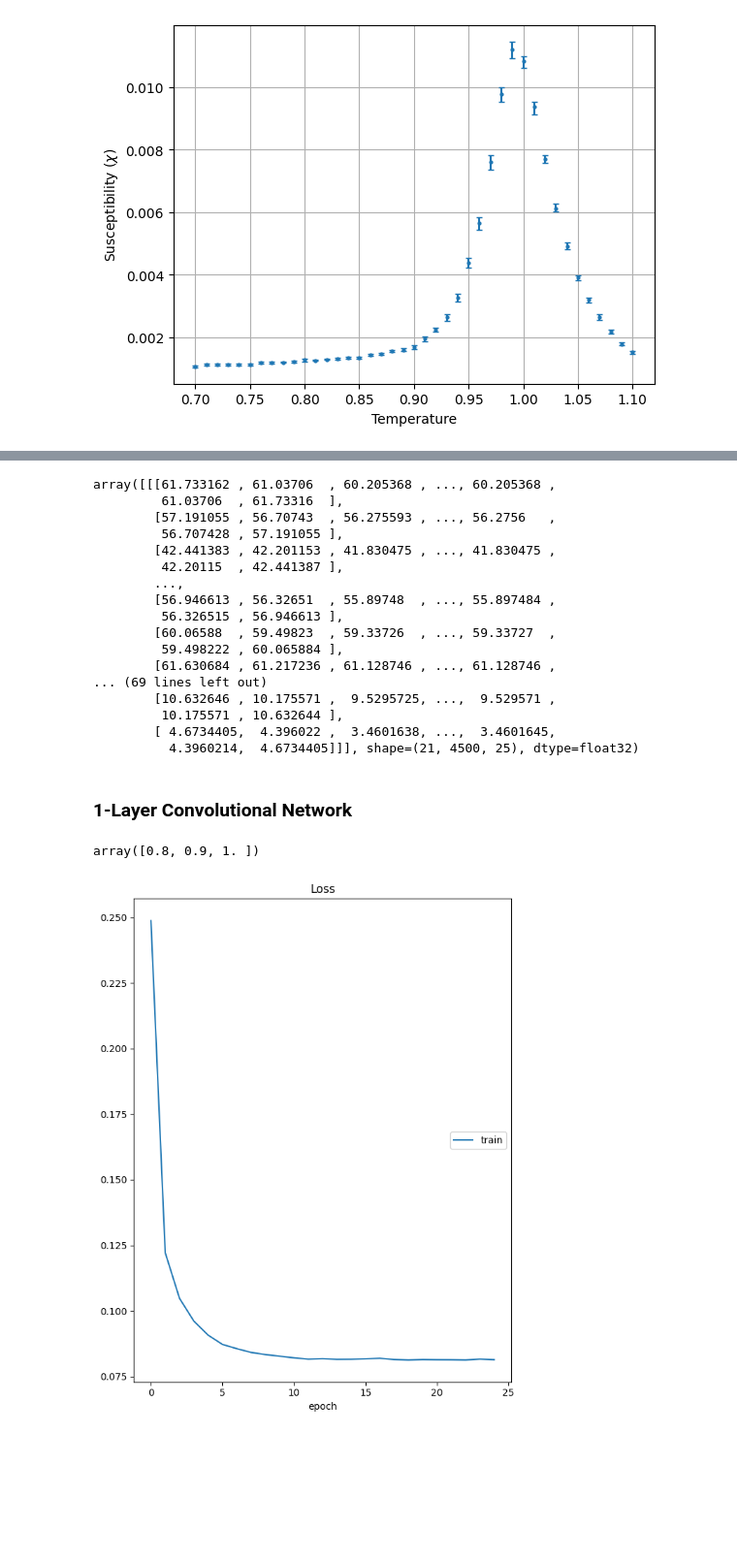
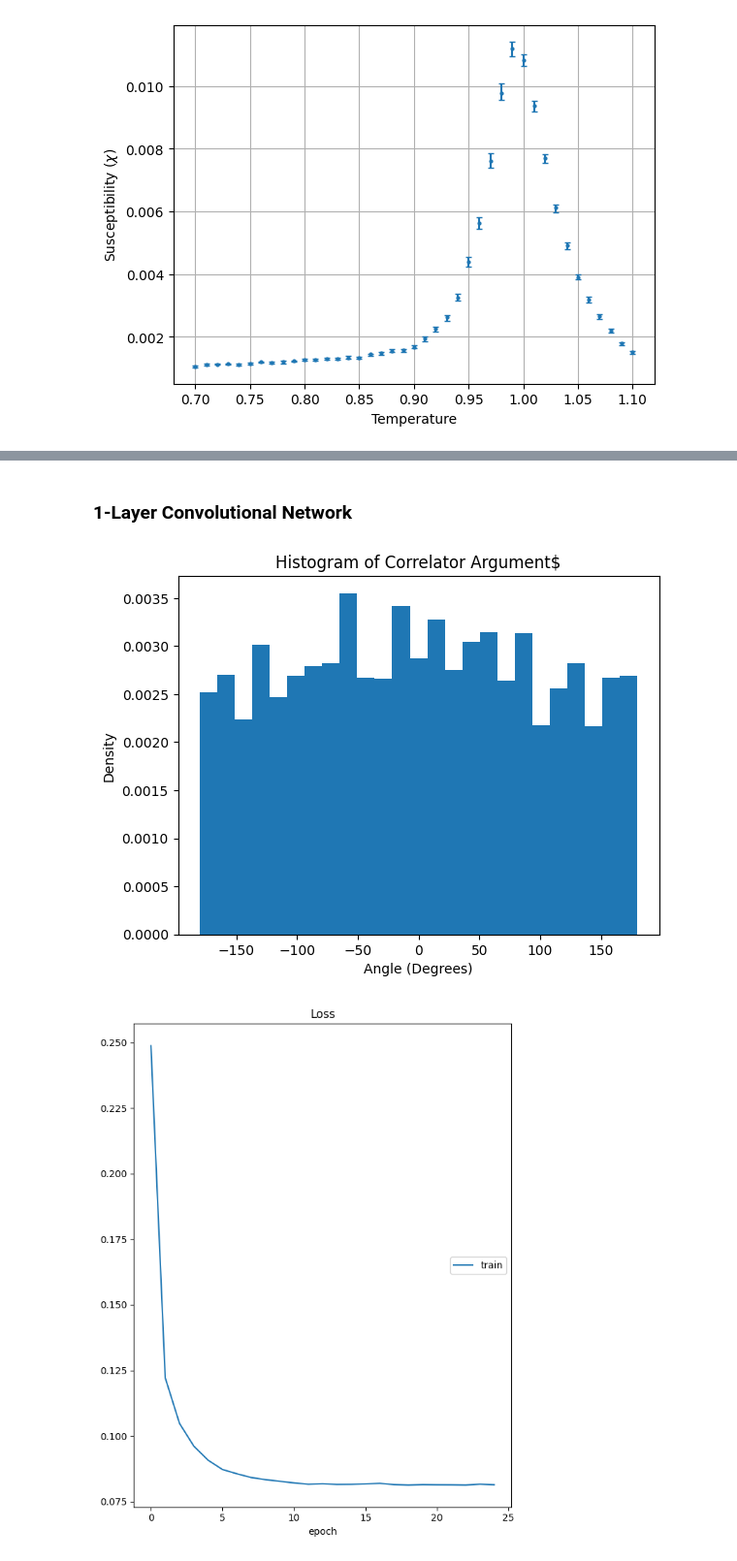
Before and after one commit to amshak01/XY-Contour-Deformations, a Jupyter notebook: deformations.ipynb, the cells around one changed output, grey strips where cells are left out. Shown: that part at 97% size. Cells and saved outputs as stored; diff of their text form; code cells hidden in the pictures; blank space fills up the shorter version.

```diff
--- a/deformations.ipynb
+++ b/deformations.ipynb
@@ -301,24 +320,3 @@ Text(0, 0.5, 'Specific Heat ($c$)')
-# %%
-undeformed_proj = np.load("undeformed_proj_128.npy")
-undeformed_proj
-# %% [output]
-array([[[61.733162 , 61.03706  , 60.205368 , ..., 60.205368 ,
-         61.03706  , 61.73316  ],
-        [57.191055 , 56.70743  , 56.275593 , ..., 56.2756   ,
-         56.707428 , 57.191055 ],
-        [42.441383 , 42.201153 , 41.830475 , ..., 41.830475 ,
-         42.20115  , 42.441387 ],
-        ...,
-        [56.946613 , 56.32651  , 55.89748  , ..., 55.897484 ,
-         56.326515 , 56.946613 ],
-        [60.06588  , 59.49823  , 59.33726  , ..., 59.33727  ,
-         59.498222 , 60.065884 ],
-        [61.630684 , 61.217236 , 61.128746 , ..., 61.128746 ,
-... (69 lines left out)
-        [10.632646 , 10.175571 ,  9.5295725, ...,  9.529571 ,
-         10.175571 , 10.632644 ],
-        [ 4.6734405,  4.396022 ,  3.4601638, ...,  3.4601645,
-          4.3960214,  4.6734405]]], shape=(21, 4500, 25), dtype=float32)
 # %% [markdown]
 ### 1-Layer Convolutional Network
 # %%
@@ -396,10 +394,18 @@ undef_1layer = np.stack(undef_1layer)
 # %%
 undef_1layer = np.load("corrs/1layer/undeformed_corrs.npy")
 def_1layer = np.load("corrs/1layer/deformed_corrs.npy")
-# %%
-temps_range[::10]
-# %% [output]
-array([0.8, 0.9, 1. ])
+# %%
+import matplotlib.ticker as ticker
+
+angles = np.angle(undef_1layer[-1])
+plt.hist(180 * angles / np.pi, bins=25, density=True)
+plt.xlabel("Angle (Degrees)")
+plt.ylabel("Density")
+plt.title("Histogram of Correlator Argument$")
+
+plt.show()
+# %% [output]
+[figure, added]
 # %%
 plot_complex_histograms(
     undef_1layer[::10],
```
Also changed, not shown: parts of 16 cells of this notebook, 34 other files.
